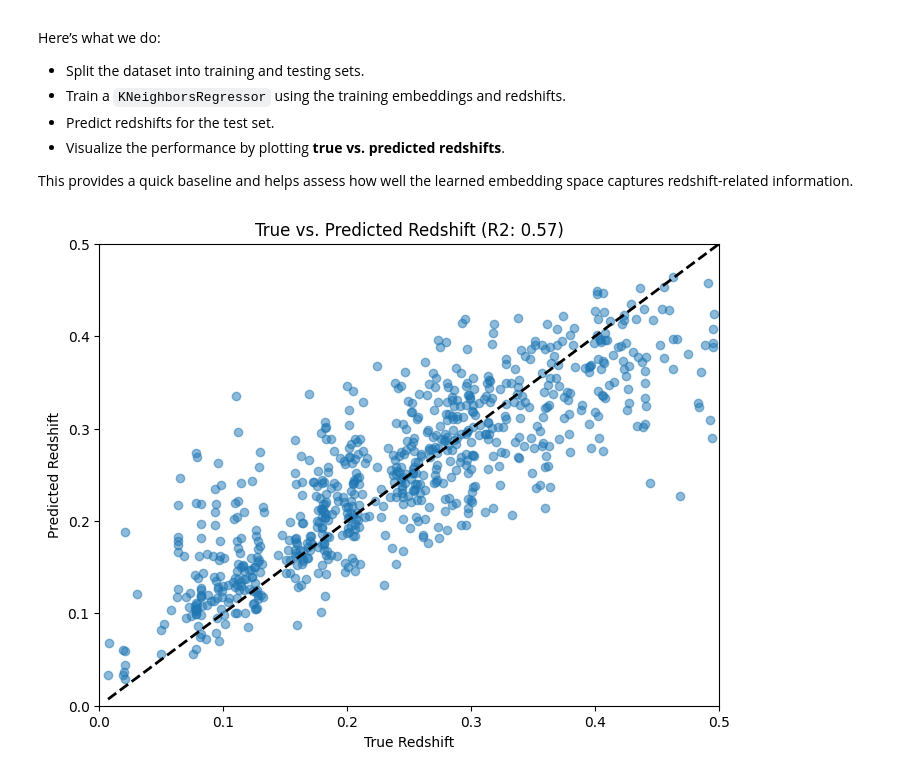
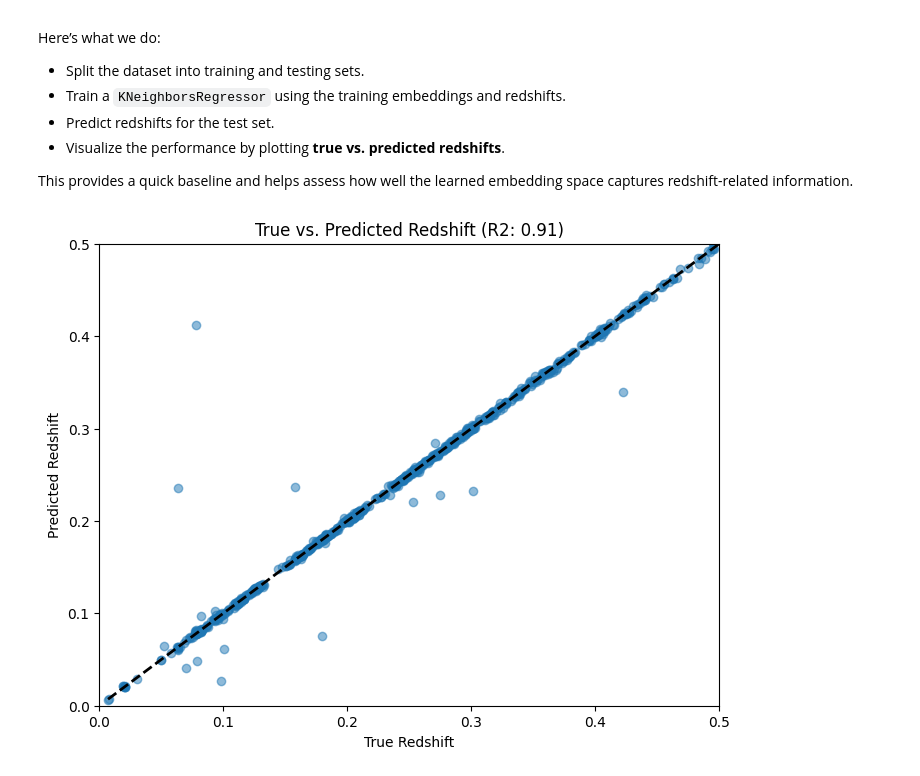
Before and after one commit to ashodkh/AION, a Jupyter notebook: notebooks/Tutorial.ipynb, the cells around one changed output. Cells and saved outputs as stored; diff of their text form; code cells hidden in the pictures.

```diff
--- a/notebooks/Tutorial.ipynb
+++ b/notebooks/Tutorial.ipynb
@@ -568,26 +568,26 @@ from sklearn.model_selection import train_test_split
 from sklearn.metrics import mean_absolute_error, mean_squared_error, r2_score
 # %%
 # Prepare data for k-NN regression
-X_train, X_test, y_train, y_test = train_test_split(im_embeddings, data['desi_Z'], test_size=0.2, random_state=42)
+X_train, X_test, y_train, y_test = train_test_split(sp_embeddings, data['desi_Z'], test_size=0.2, random_state=42)
 # %%
-knn_regressor = KNeighborsRegressor(n_neighbors=10)
+knn_regressor = KNeighborsRegressor(n_neighbors=2)
 knn_regressor.fit(X_train, y_train)
 
 # Predict redshift on the test set
 y_pred = knn_regressor.predict(X_test)
 
 # Calculate the R2 score
 r2 = r2_score(y_test, y_pred)
 
 # Plot true vs predicted redshift
 plt.figure(figsize=(8, 6))
 plt.scatter(y_test, y_pred, alpha=0.5)
 plt.xlabel("True Redshift")
 plt.ylabel("Predicted Redshift")
 plt.title(f"True vs. Predicted Redshift (R2: {r2:.2f})") # Add R2 score to the title
 plt.plot([y_test.min(), y_test.max()], [y_test.min(), y_test.max()], 'k--', lw=2) # Add a diagonal line
 plt.xlim(0,0.5)
 plt.ylim(0,0.5)
 plt.show()
 # %% [output]
-[figure, old version]
+[figure, new version]
```
Also changed, not shown: parts of 4 cells of this notebook.
